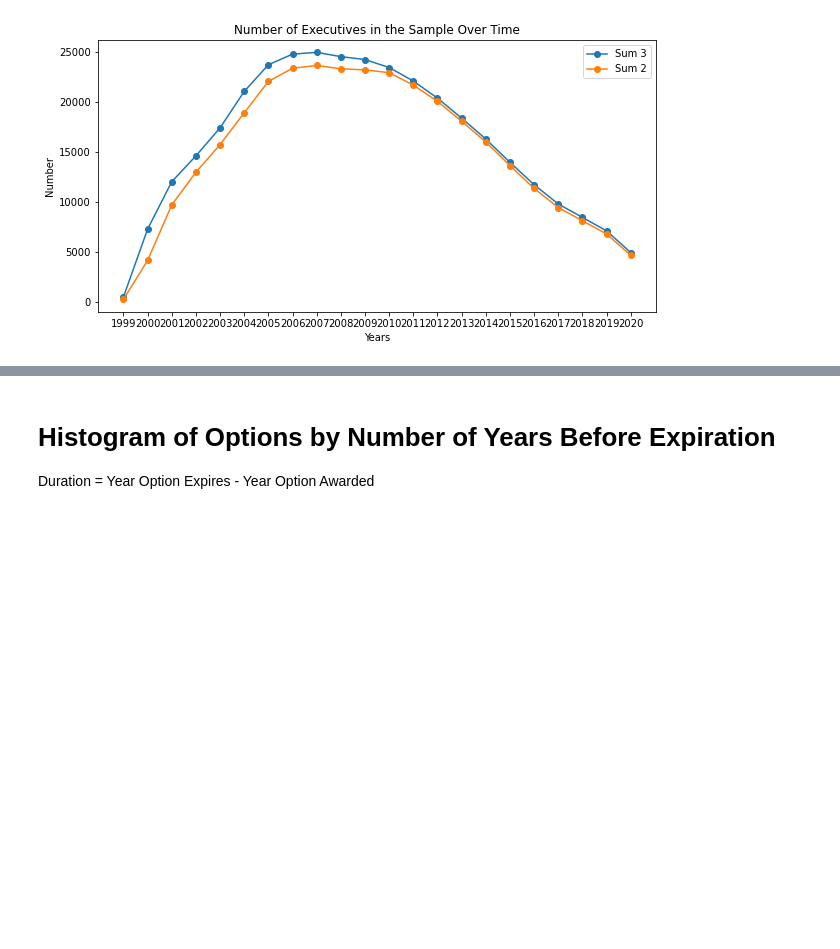
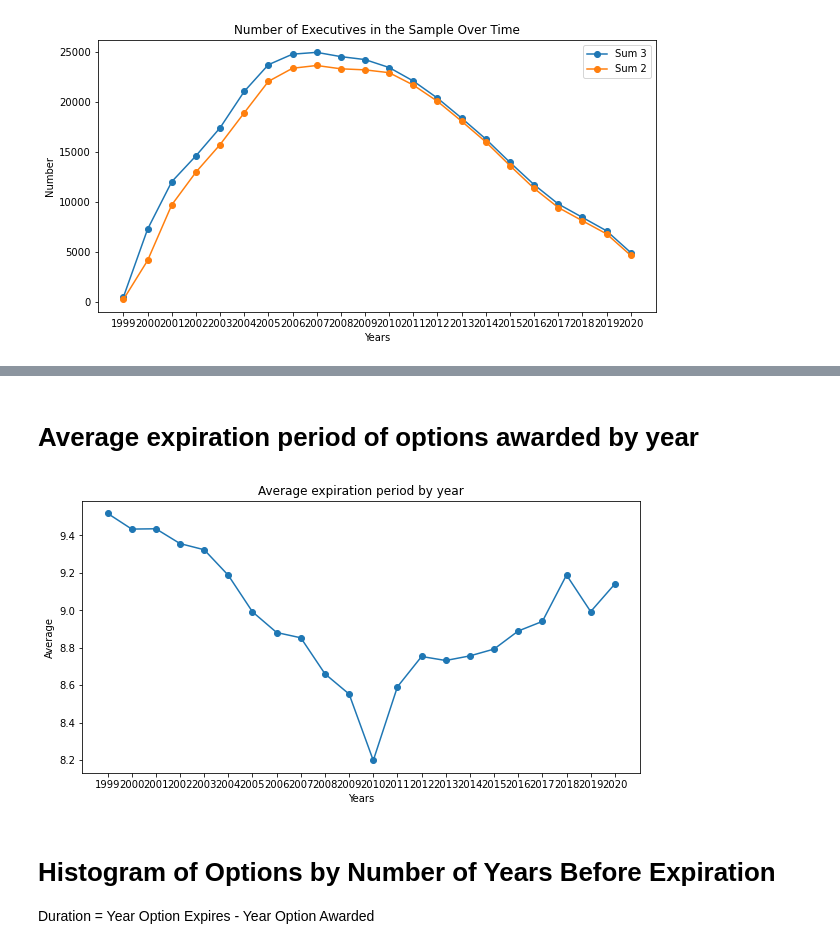
Before and after one commit to hessjacob/execucomp-boardex-project, a Jupyter notebook: BoardEx/BoardEx Plots -- Sample 1.ipynb, the cells around one changed output, grey strips where cells are left out. Cells and saved outputs as stored; diff of their text form; code cells hidden in the pictures; blank space fills up the shorter version.

```diff
--- a/BoardEx/BoardEx Plots -- Sample 1.ipynb
+++ b/BoardEx/BoardEx Plots -- Sample 1.ipynb
@@ -59,3 +70,14 @@ plt.show()
+# %% [markdown]
+# Average expiration period of options awarded by year
+# %%
+avg_expire = stats_sum3[stats_sum3.index == 'avg_expire_by_year']
+plt.plot(avg_expire.columns, avg_expire.T, marker='o')
+plt.title('Average expiration period by year')
+plt.ylabel('Average')
+plt.xlabel('Years')
+plt.show()
+# %% [output]
+[figure, added]
 # %% [markdown]
 # Histogram of Options by Number of Years Before Expiration
 
```
Also changed, not shown: parts of 3 cells of this notebook.
